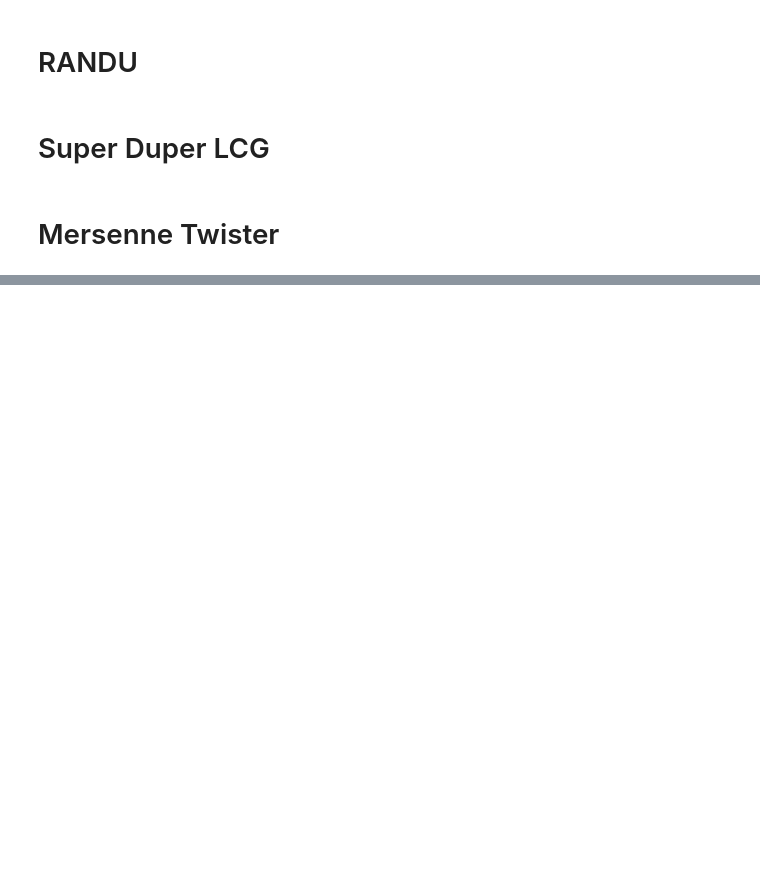
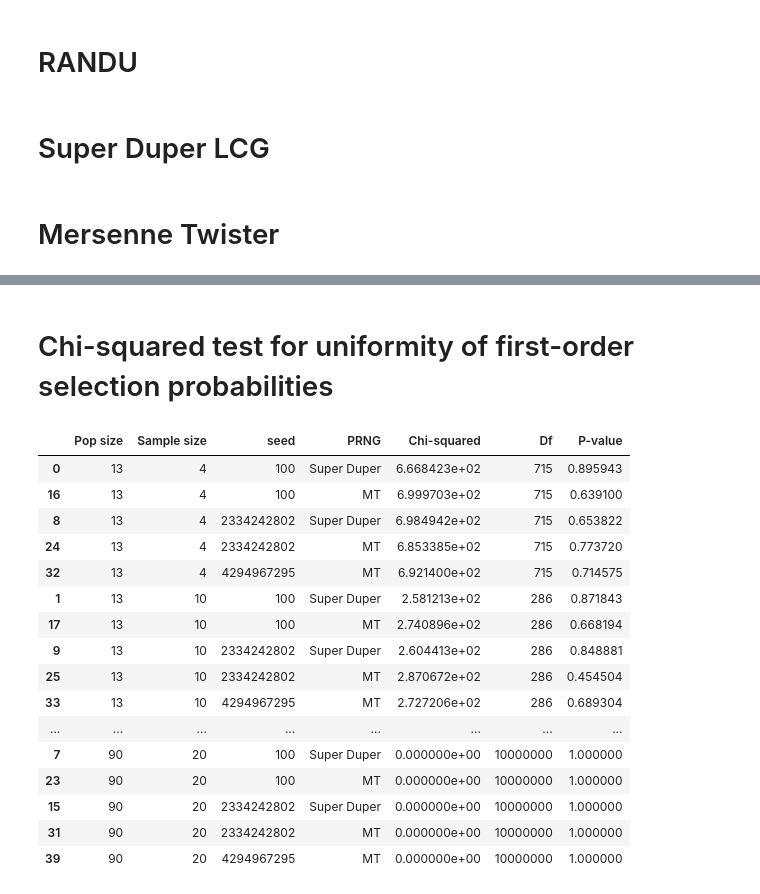
Before and after one commit to kellieotto/prngs-and-permutations, a Jupyter notebook: Code/firstOrderSelectionProbs.ipynb, the cells around one changed output, grey strips where cells are left out. Cells and saved outputs as stored; diff of their text form; code cells hidden in the pictures; blank space fills up the shorter version.

```diff
--- a/Code/firstOrderSelectionProbs.ipynb
+++ b/Code/firstOrderSelectionProbs.ipynb
@@ -150,0 +270,35 @@ resTable[cols].sort_values(['Pop size', 'Sample size'])
+# %% [markdown]
+# Chi-squared test for uniformity of first-order selection probabilities
+# %%
+d = {'Sample size' : kvalues,
+     'Pop size' : nvalues,
+     'PRNG' : prng,
+     'Max Selection Prob Ratio' : maxProbRatio,
+     'seed' : seed,
+     'Chi-squared' : chisqStatistic,
+     'Df' : chisqDF,
+     'P-value' : chisqPvalue
+    }
+resTable = pd.DataFrame(d)
+cols = resTable.columns.tolist()
+cols.reverse()
+cols = [cols[2]] + [cols[1]] + [cols[0]] + [cols[3]] + [cols[7]] + [cols[6]] + cols[4:5]
+resTable[cols].sort_values(['Pop size', 'Sample size', 'seed'])
+# %% [output]
+|  | Pop size | Sample size | seed | PRNG | Chi-squared | Df | P-value |
+| 0 | 13 | 4 | 100 | Super Duper | 6.668423e+02 | 715 | 0.895943 |
+| 16 | 13 | 4 | 100 | MT | 6.999703e+02 | 715 | 0.639100 |
+| 8 | 13 | 4 | 2334242802 | Super Duper | 6.984942e+02 | 715 | 0.653822 |
+| 24 | 13 | 4 | 2334242802 | MT | 6.853385e+02 | 715 | 0.773720 |
+| 32 | 13 | 4 | 4294967295 | MT | 6.921400e+02 | 715 | 0.714575 |
+| 1 | 13 | 10 | 100 | Super Duper | 2.581213e+02 | 286 | 0.871843 |
+| 17 | 13 | 10 | 100 | MT | 2.740896e+02 | 286 | 0.668194 |
+| 9 | 13 | 10 | 2334242802 | Super Duper | 2.604413e+02 | 286 | 0.848881 |
+| 25 | 13 | 10 | 2334242802 | MT | 2.870672e+02 | 286 | 0.454504 |
+| 33 | 13 | 10 | 4294967295 | MT | 2.727206e+02 | 286 | 0.689304 |
+| ... | ... | ... | ... | ... | ... | ... | ... |
+| 7 | 90 | 20 | 100 | Super Duper | 0.000000e+00 | 10000000 | 1.000000 |
+| 23 | 90 | 20 | 100 | MT | 0.000000e+00 | 10000000 | 1.000000 |
+| 15 | 90 | 20 | 2334242802 | Super Duper | 0.000000e+00 | 10000000 | 1.000000 |
+| 31 | 90 | 20 | 2334242802 | MT | 0.000000e+00 | 10000000 | 1.000000 |
+| 39 | 90 | 20 | 4294967295 | MT | 0.000000e+00 | 10000000 | 1.000000 |
```
Also changed, not shown: parts of 11 cells of this notebook.
